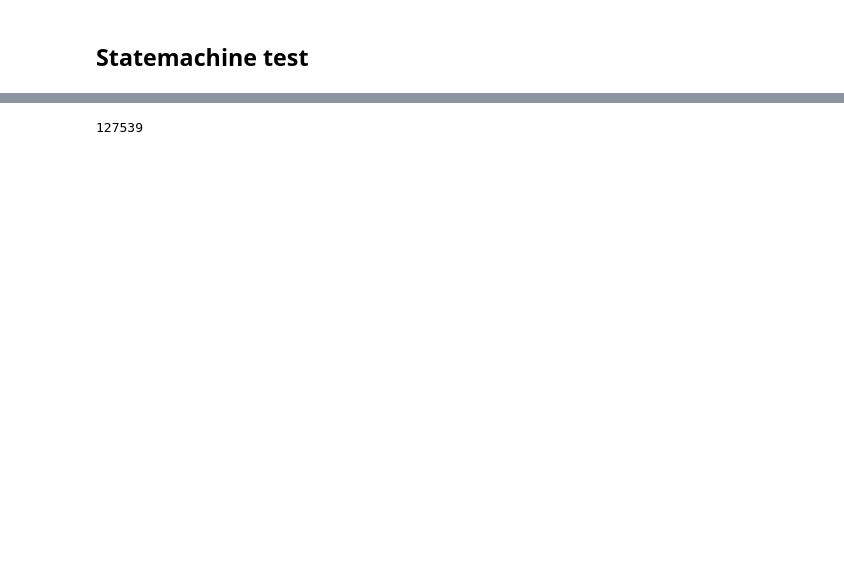
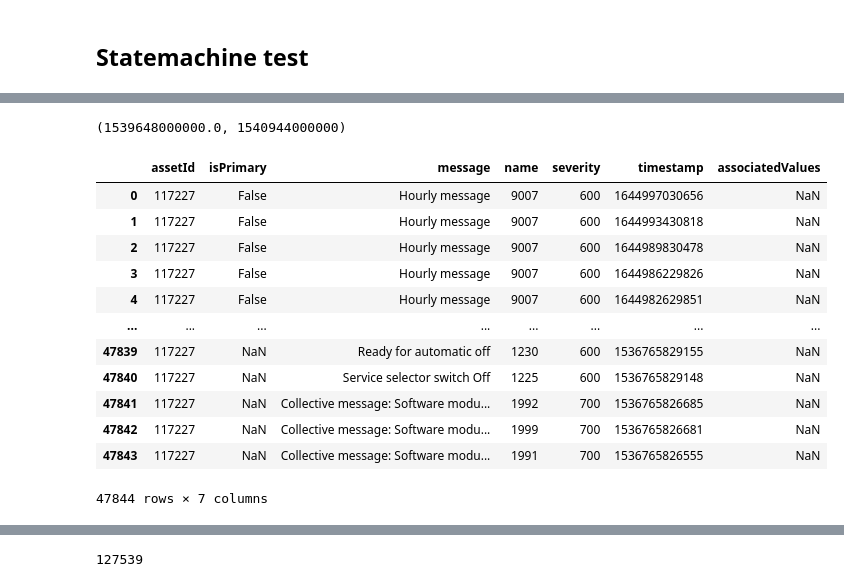
Before and after one commit to dieterch/statemachine, a Jupyter notebook: sm_test.ipynb, the cells around one changed output, grey strips where cells are left out. Saved outputs shown, nothing was run; the diff lists cells and outputs as text; code cells hidden in the pictures; blank space fills up the shorter version.

```diff
--- a/sm_test.ipynb
+++ b/sm_test.ipynb
@@ -38,0 +64,25 @@ e.dash
+# %%
+cdts = int(pd.to_datetime(e['Commissioning Date']).timestamp() * 1e3)
+cdts
+
+cdts_from = cdts - 24*60*60 * 15 * 1e3
+
+cdts_from, cdts
+# %% [output]
+(1539648000000.0, 1540944000000)
+# %%
+e.batch_hist_alarms(p_severities=[600,650,700,800], p_limit=500000)
+# %% [output]
+|  | assetId | isPrimary | message | name | severity | timestamp | associatedValues |
+| 0 | 117227 | False | Hourly message | 9007 | 600 | 1644997030656 | NaN |
+| 1 | 117227 | False | Hourly message | 9007 | 600 | 1644993430818 | NaN |
+| 2 | 117227 | False | Hourly message | 9007 | 600 | 1644989830478 | NaN |
+| 3 | 117227 | False | Hourly message | 9007 | 600 | 1644986229826 | NaN |
+| 4 | 117227 | False | Hourly message | 9007 | 600 | 1644982629851 | NaN |
+| ... | ... | ... | ... | ... | ... | ... | ... |
+| 47839 | 117227 | NaN | Ready for automatic off | 1230 | 600 | 1536765829155 | NaN |
+| 47840 | 117227 | NaN | Service selector switch Off | 1225 | 600 | 1536765829148 | NaN |
+| 47841 | 117227 | NaN | Collective message: Software modu... | 1992 | 700 | 1536765826685 | NaN |
+| 47842 | 117227 | NaN | Collective message: Software modu... | 1999 | 700 | 1536765826681 | NaN |
+| 47843 | 117227 | NaN | Collective message: Software modu... | 1991 | 700 | 1536765826555 | NaN |
+47844 rows × 7 columns
```
Also changed, not shown: parts of 16 cells of this notebook, 4 other files.
